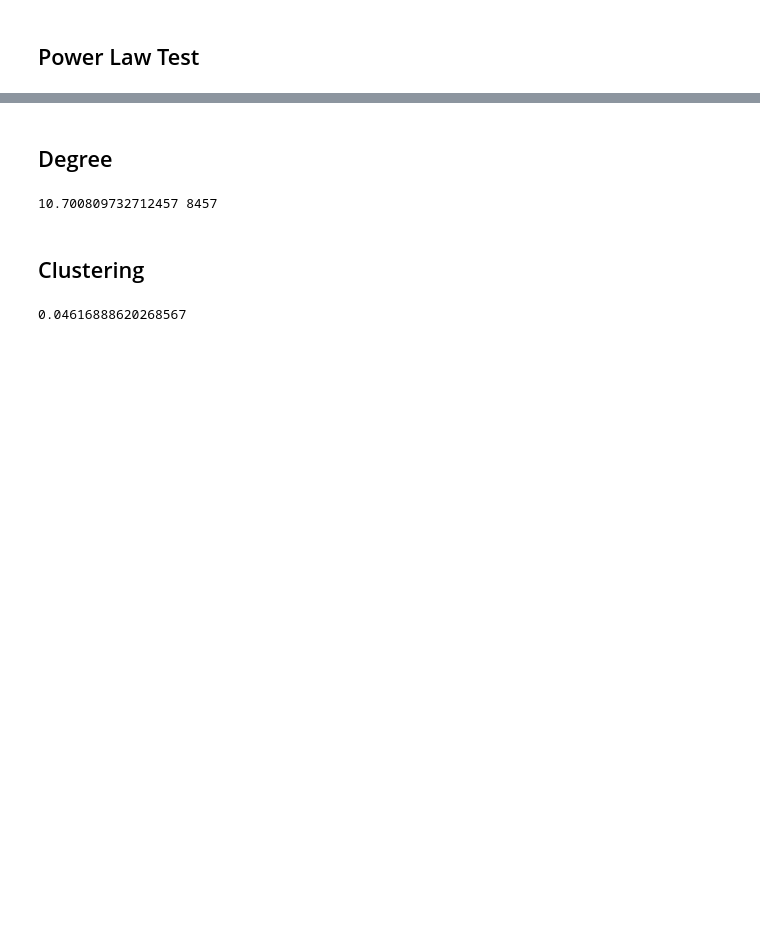
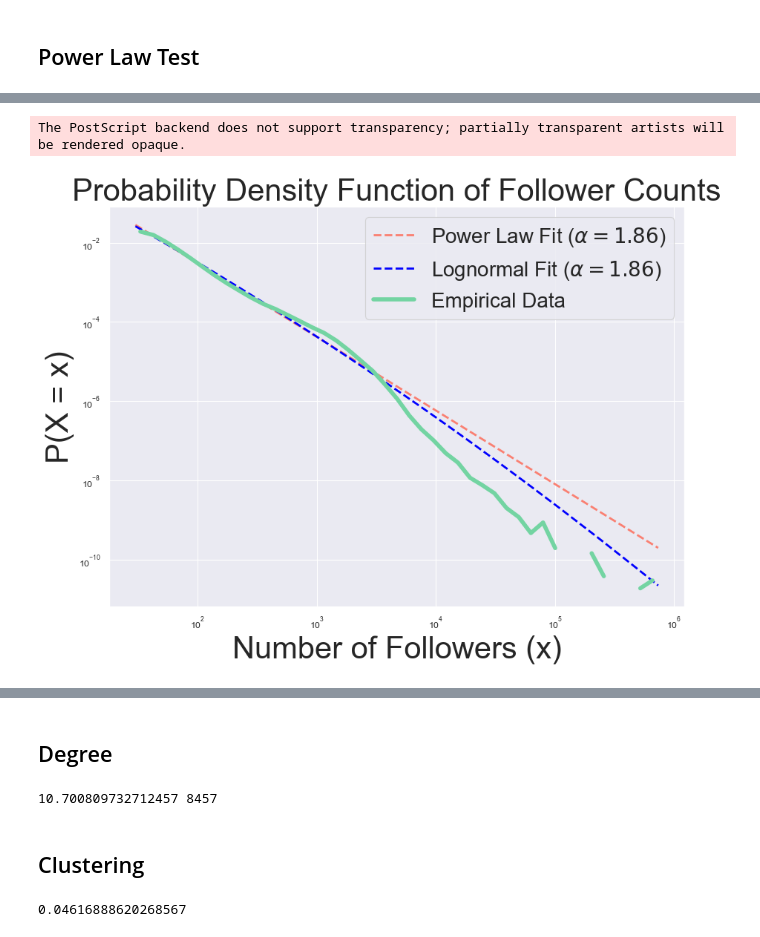
Before and after one commit to lorenzprattes/spotify-friends, a Jupyter notebook: explore_network.ipynb, the cells around one changed output, grey strips where cells are left out. Drawn from its saved outputs; the diff is of its cells as text; code cells hidden in the pictures; blank space fills up the shorter version.

```diff
--- a/explore_network.ipynb
+++ b/explore_network.ipynb
@@ -69 +184,20 @@ Data points used: 422036/991429
+# %%
+plt.figure(figsize=(10, 7))
+fit.power_law.plot_pdf(color='salmon', linestyle='--', linewidth=2, label=f'Power Law Fit ($\\alpha={fit.power_law.alpha:.2f}$)')
+fit.lognormal.plot_pdf(color='blue', linestyle='--', linewidth=2, label=f'Lognormal Fit ($\\alpha={fit.power_law.alpha:.2f}$)')
+fit.plot_pdf(original_data=False,
+              color=CUSTOM_COLOR,
+              linewidth=4,
+              label="Empirical Data")
+
+plt.title("Probability Density Function of Follower Counts", fontsize=30)
+plt.xlabel("Number of Followers (x)", fontsize=30)
+plt.ylabel("P(X = x)", fontsize=30)
+plt.legend(frameon=True, fontsize=20)
+
+plt.savefig("followers_pdf_powerlaw.eps", format="eps", transparent=False, bbox_inches='tight')
+plt.show()
+# %% [output]
+The PostScript backend does not support transparency; partially transparent artists will be rendered opaque.
+[figure, added]
 # %%
```
Also changed, not shown: parts of 37 cells of this notebook, 4 other files.
